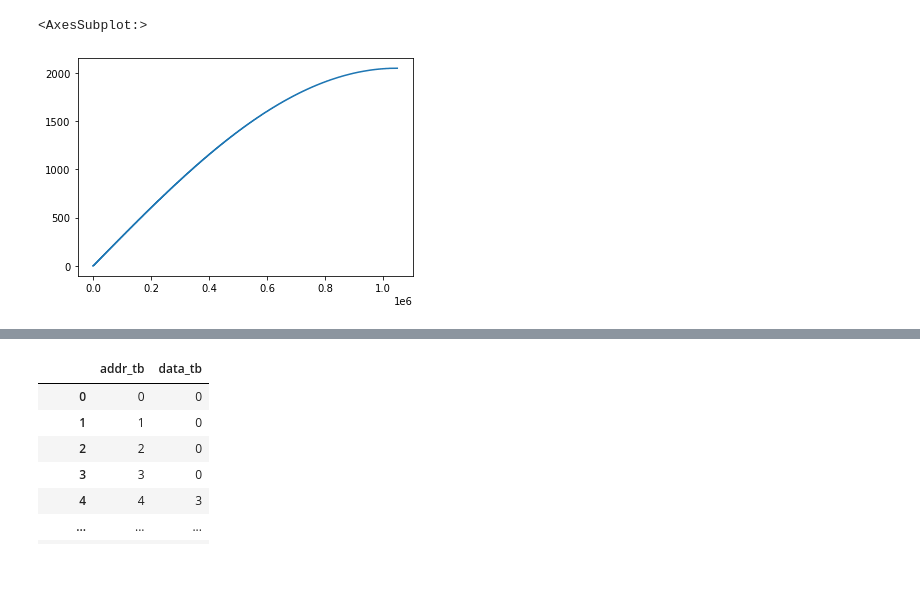
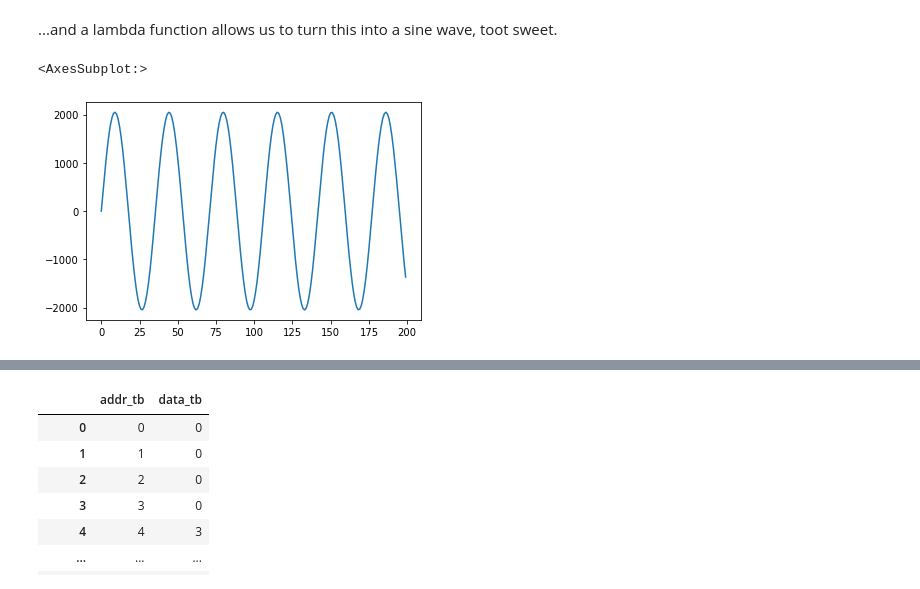
Before and after one commit to Cushychicken/dds-engine, a Jupyter notebook: tools/analyze-sfdr.ipynb, the cells around one changed output, grey strips where cells are left out. Drawn from its saved outputs; the diff is of its cells as text; code cells hidden in the pictures.

```diff
--- a/tools/analyze-sfdr.ipynb
+++ b/tools/analyze-sfdr.ipynb
@@ -7,0 +48,6 @@ import math
+# %%
+tuning = tuning + 1
+freq_actual = tuning_to_freq(tuning)
+error = ((freq_actual - freq)/freq) * 100
+print(f"{freq_actual} Hz signal: {tuning:#010x}")
+print(f"{freq_actual} Hz signal: {tuning:#010x} ({error})")
@@ -7,0 +76,4 @@ import math
+# %%
+df_phase = pd.DataFrame(zip(phase, [tuning] * len(phase)), columns=['phase', 'tuning'])
+df_phase['phase_trunc'] = np.bitwise_and(df_phase['phase'], 0xFFC00000)
+df_phase['phase_trunc'] = np.right_shift(df_phase['phase_trunc'], 20)
@@ -10,10 +84,9 @@ import math
 def generate_sin_rom(bits, rom_depth):
     # Subtract 1 from bit depth for signed data (msb is sign bit)
     amplitude = 2**(bit_depth-1)
-    sin_rom = [int(amplitude * math.sin(a/rom_depth * 2 * math.pi)) for a in range(rom_size)]
+    sin_rom = [int(amplitude * math.sin(a/rom_depth * 2 * math.pi)) for a in range(rom_depth)]
     return(sin_rom)
 
 bit_depth = 12
 rom_size = 4096
 sin_rom = generate_sin_rom(bit_depth, rom_size)
-df = pd.DataFrame(sin_rom)
@@ -34,20 +93,9 @@ print(f"{freq} Hz signal: {tune:#010x}")
-# %%
-# Generates a phase output
-tuning = 0x0000_1000
-phase = [ 0 ]
-while len(phase) < (2**20):
-    phase.append(phase[-1] + tuning)
-
-df_phase = pd.DataFrame(zip(phase, [tuning] * len(phase)), columns=['phase', 'tuning'])
-df_phase['rom_addr'] = np.bitwise_and(df_phase['phase'], 0xFFC00000)
-df_phase['rom_addr'] = np.right_shift(df_phase['rom_addr'], 22)
+# %% [markdown]
+...and a lambda function allows us to turn this into a sine wave, toot sweet.
 # %%
 # Lambda function serves as phase-to-amplitude converter
-df_phase['dds_out'] = df_phase['rom_addr'].apply(lambda x: sin_rom[x])
-df_phase['dds_out'].plot()
-
-# Read this for how to do this in numpy - probably easier than figgering out pandas plotting
-# https://www.pythonforengineers.com/audio-and-digital-signal-processingdsp-in-python/
+df_phase['dds_out'] = df_phase['phase_trunc'].apply(lambda x: sin_rom[x])
+df_phase['dds_out'][:200].plot()
 # %% [output]
 <AxesSubplot:>
-[figure, old version]
+[figure, new version]
```
Also changed, not shown: parts of 14 cells of this notebook.
